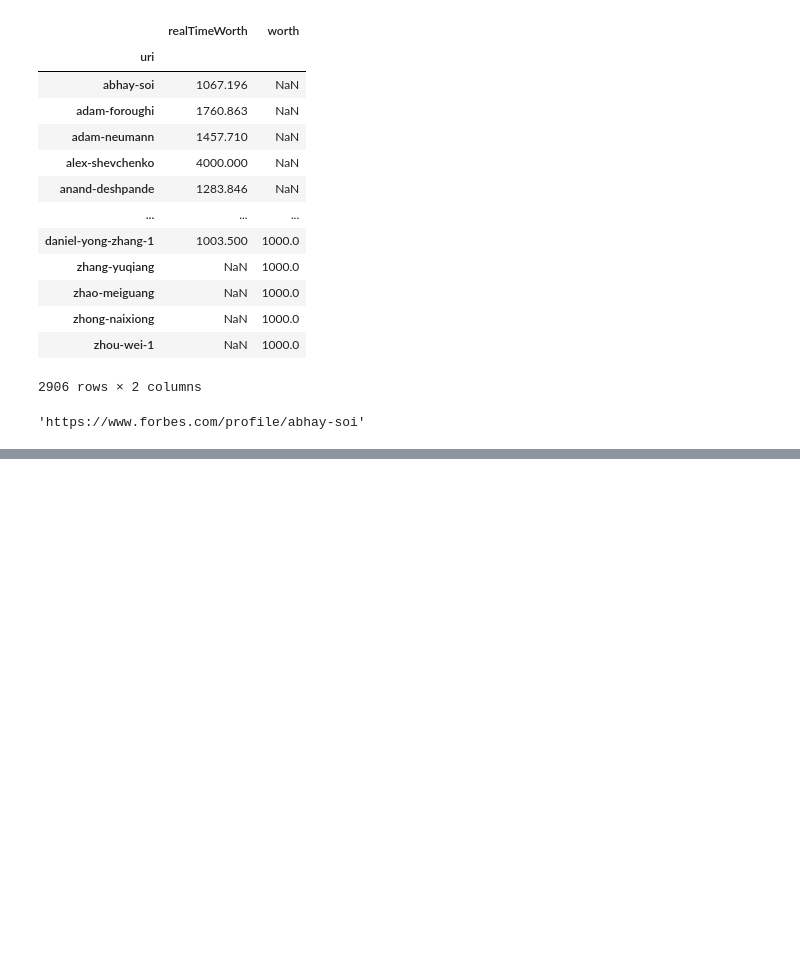
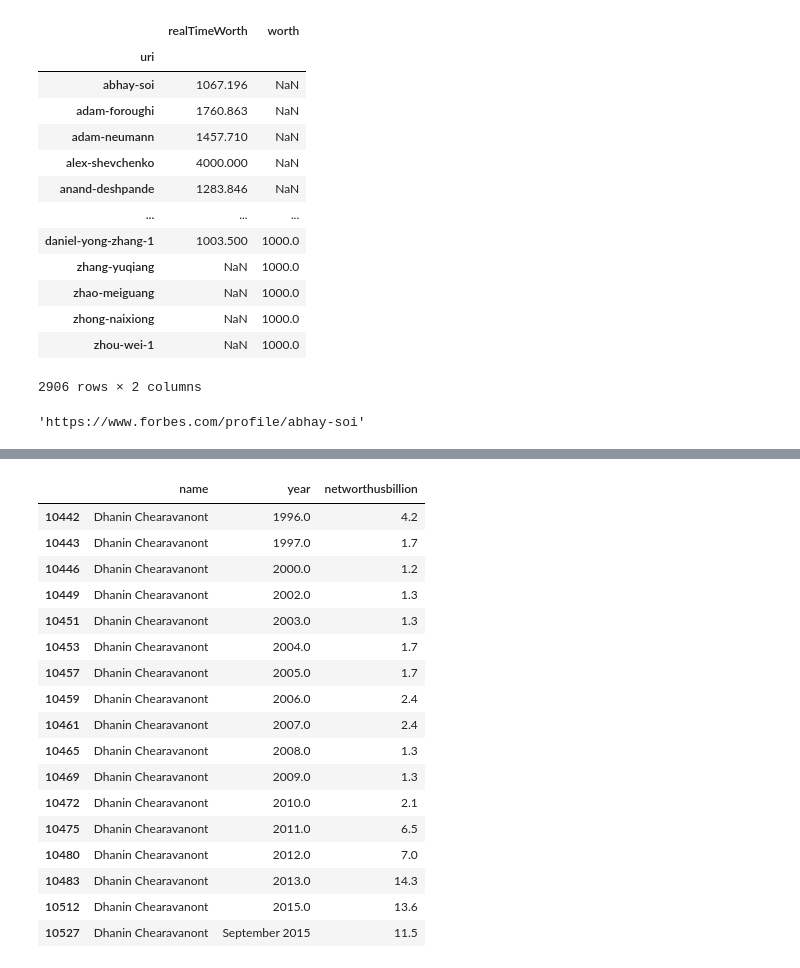
Before and after one commit to open-numbers/ddf--gapminder--billionaires, a Jupyter notebook: etl/notebooks/scraper.ipynb, the cells around one changed output, grey strips where cells are left out. Cells and saved outputs as stored; diff of their text form; code cells hidden in the pictures; blank space fills up the shorter version.

```diff
--- a/etl/notebooks/scraper.ipynb
+++ b/etl/notebooks/scraper.ipynb
@@ -171,0 +270,2 @@ FileNotFoundError: [Errno 2] No such file or directory: '/c/Users/semio/Download
+# %%
+name = 'Dhanin Chearavanont'
@@ -171,0 +292,21 @@ FileNotFoundError: [Errno 2] No such file or directory: '/c/Users/semio/Download
+# %%
+tb[tb.name == name][['name', 'year', 'networthusbillion']]
+# %% [output]
+|  | name | year | networthusbillion |
+| 10442 | Dhanin Chearavanont | 1996.0 | 4.2 |
+| 10443 | Dhanin Chearavanont | 1997.0 | 1.7 |
+| 10446 | Dhanin Chearavanont | 2000.0 | 1.2 |
+| 10449 | Dhanin Chearavanont | 2002.0 | 1.3 |
+| 10451 | Dhanin Chearavanont | 2003.0 | 1.3 |
+| 10453 | Dhanin Chearavanont | 2004.0 | 1.7 |
+| 10457 | Dhanin Chearavanont | 2005.0 | 1.7 |
+| 10459 | Dhanin Chearavanont | 2006.0 | 2.4 |
+| 10461 | Dhanin Chearavanont | 2007.0 | 2.4 |
+| 10465 | Dhanin Chearavanont | 2008.0 | 1.3 |
+| 10469 | Dhanin Chearavanont | 2009.0 | 1.3 |
+| 10472 | Dhanin Chearavanont | 2010.0 | 2.1 |
+| 10475 | Dhanin Chearavanont | 2011.0 | 6.5 |
+| 10480 | Dhanin Chearavanont | 2012.0 | 7.0 |
+| 10483 | Dhanin Chearavanont | 2013.0 | 14.3 |
+| 10512 | Dhanin Chearavanont | 2015.0 | 13.6 |
+| 10527 | Dhanin Chearavanont | September 2015 | 11.5 |
```
Also changed, not shown: parts of 64 cells of this notebook, 1 other file.
